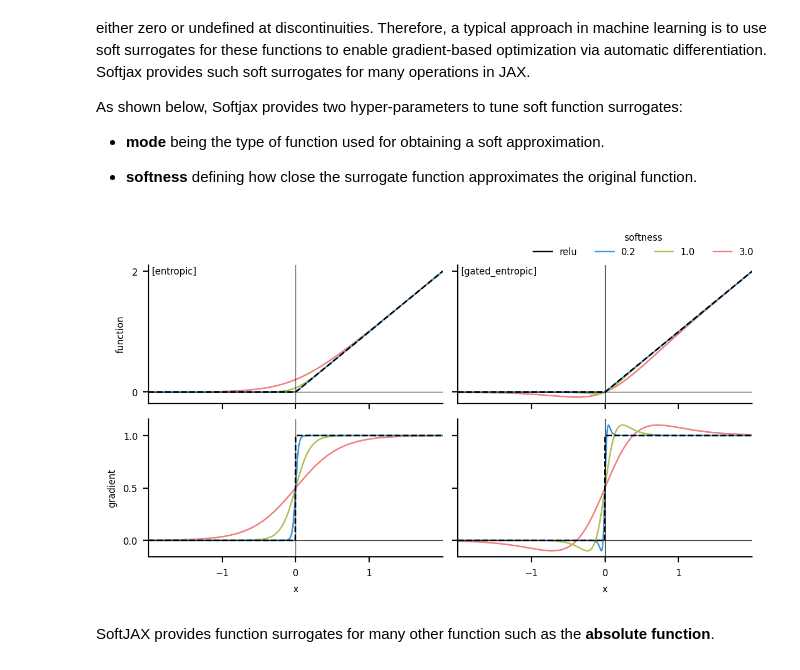
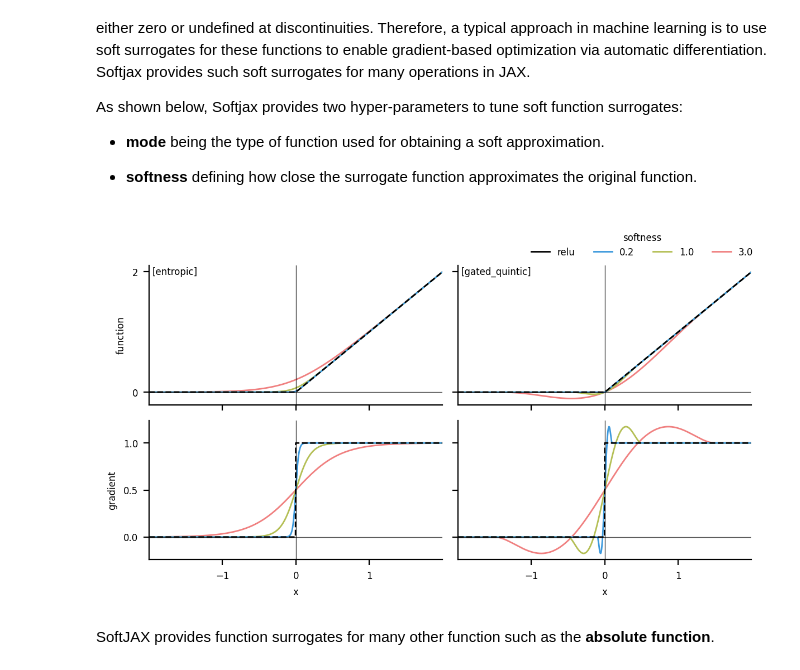
Before and after one commit to a-paulus/softjax, a Jupyter notebook: docs/all-of-softjax.ipynb, the cells around one changed output. Saved outputs shown, nothing was run; the diff lists cells and outputs as text; code cells hidden in the pictures.

```diff
--- a/docs/all-of-softjax.ipynb
+++ b/docs/all-of-softjax.ipynb
@@ -304,9 +304,9 @@ As shown below, Softjax provides two hyper-parameters to tune soft function surr
 # %%
 import softjax as sj
 
-plot(sj.relu, modes=["entropic", "gated_entropic"])
+plot(sj.relu, modes=["entropic", "gated_quintic"])
 # %% [output]
-[figure, old version]
+[figure, new version]
 # %% [markdown]
 SoftJAX provides function surrogates for many other function such as the **absolute function**.
 # %%
```
Also changed, not shown: parts of 2 cells of this notebook, 1 other file.
